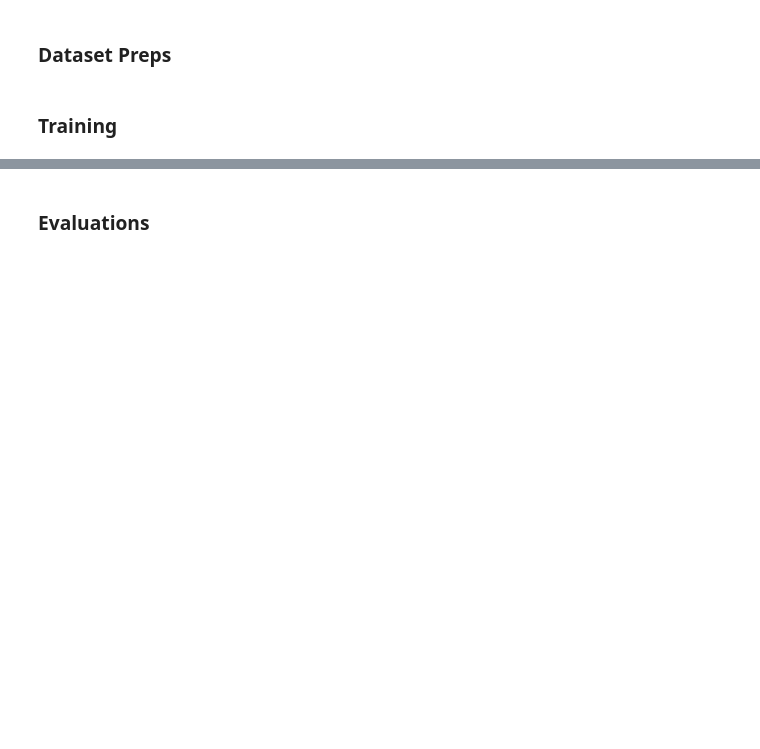
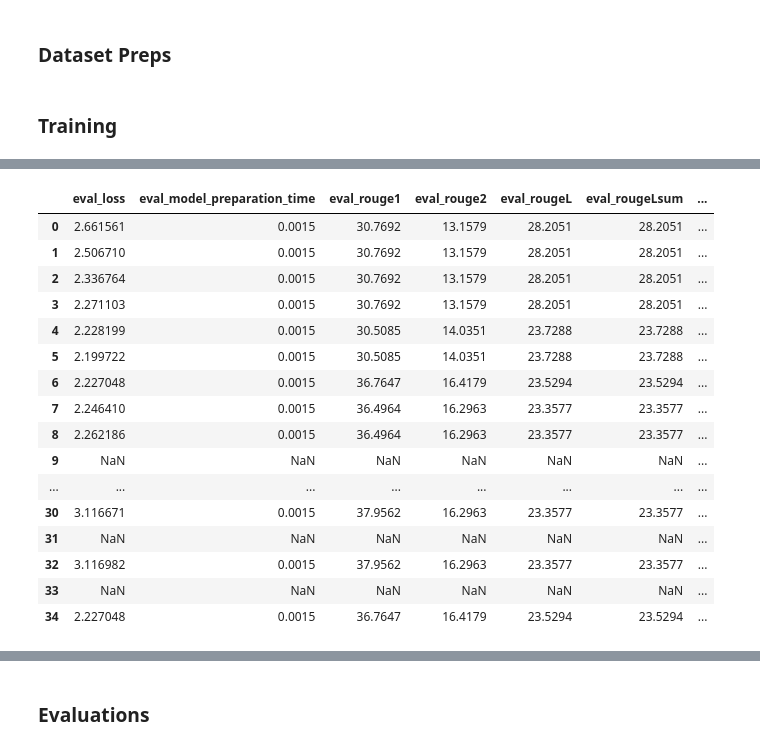
Before and after one commit to RinMDfa-a/IF5153_NLP_Final_Projects, a Jupyter notebook: experiments/phase_3part.ipynb, the cells around one changed output, grey strips where cells are left out. Saved outputs shown, nothing was run; the diff lists cells and outputs as text; code cells hidden in the pictures; blank space fills up the shorter version.

```diff
--- a/experiments/phase_3part.ipynb
+++ b/experiments/phase_3part.ipynb
@@ -265,0 +376,20 @@ trainer_FLAN.evaluate()
+# %%
+fine_tune_t5
+# %% [output]
+|  | eval_loss | eval_model_preparation_time | eval_rouge1 | eval_rouge2 | eval_rougeL | eval_rougeLsum | ... |
+| 0 | 2.661561 | 0.0015 | 30.7692 | 13.1579 | 28.2051 | 28.2051 | ... |
+| 1 | 2.506710 | 0.0015 | 30.7692 | 13.1579 | 28.2051 | 28.2051 | ... |
+| 2 | 2.336764 | 0.0015 | 30.7692 | 13.1579 | 28.2051 | 28.2051 | ... |
+| 3 | 2.271103 | 0.0015 | 30.7692 | 13.1579 | 28.2051 | 28.2051 | ... |
+| 4 | 2.228199 | 0.0015 | 30.5085 | 14.0351 | 23.7288 | 23.7288 | ... |
+| 5 | 2.199722 | 0.0015 | 30.5085 | 14.0351 | 23.7288 | 23.7288 | ... |
+| 6 | 2.227048 | 0.0015 | 36.7647 | 16.4179 | 23.5294 | 23.5294 | ... |
+| 7 | 2.246410 | 0.0015 | 36.4964 | 16.2963 | 23.3577 | 23.3577 | ... |
+| 8 | 2.262186 | 0.0015 | 36.4964 | 16.2963 | 23.3577 | 23.3577 | ... |
+| 9 | NaN | NaN | NaN | NaN | NaN | NaN | ... |
+| ... | ... | ... | ... | ... | ... | ... | ... |
+| 30 | 3.116671 | 0.0015 | 37.9562 | 16.2963 | 23.3577 | 23.3577 | ... |
+| 31 | NaN | NaN | NaN | NaN | NaN | NaN | ... |
+| 32 | 3.116982 | 0.0015 | 37.9562 | 16.2963 | 23.3577 | 23.3577 | ... |
+| 33 | NaN | NaN | NaN | NaN | NaN | NaN | ... |
+| 34 | 2.227048 | 0.0015 | 36.7647 | 16.4179 | 23.5294 | 23.5294 | ... |
```
Also changed, not shown: parts of 49 cells of this notebook, 1 other file.
